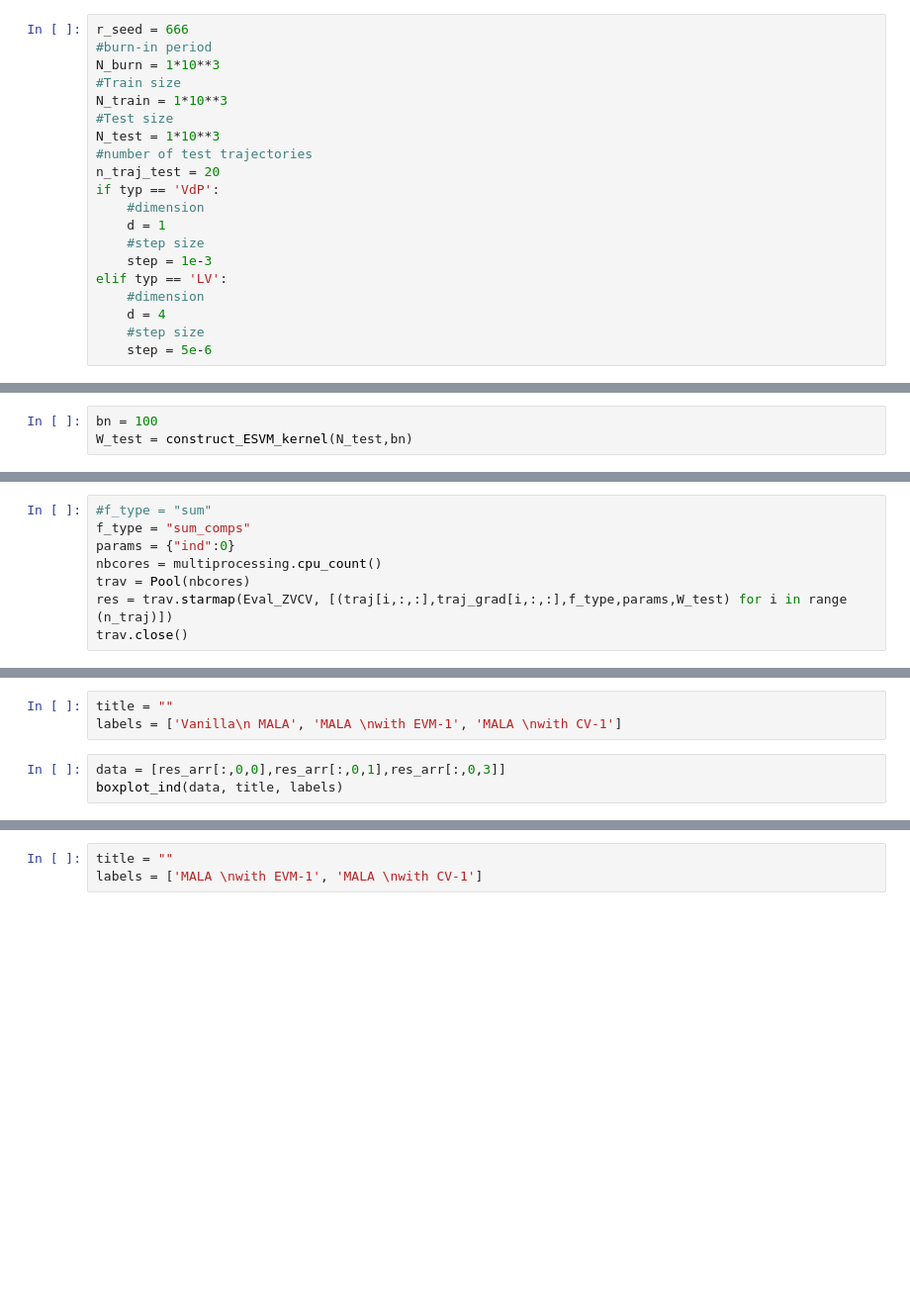
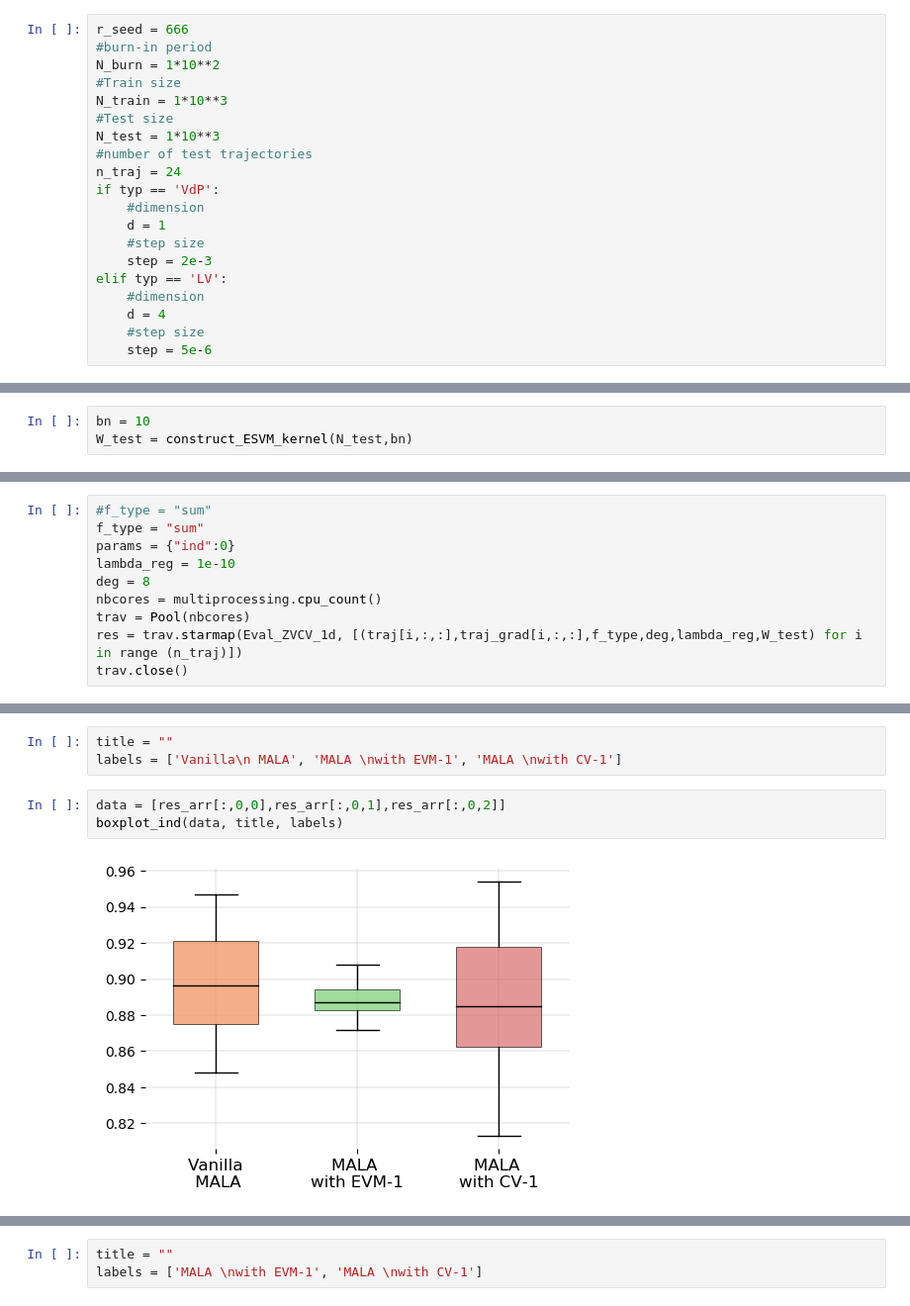
Before and after one commit to svsamsonov/VR-MCMC, a Jupyter notebook: Code/ODE_CV.ipynb, the cells around one changed output, grey strips where cells are left out. Shown at 99% size. Saved outputs shown, nothing was run; the diff lists cells and outputs as text; blank space fills up the shorter version.

```diff
--- a/Code/ODE_CV.ipynb
+++ b/Code/ODE_CV.ipynb
@@ -59,18 +59,18 @@ Sampling (currently with MALA)
 # %%
 r_seed = 666
 #burn-in period
-N_burn = 1*10**3
+N_burn = 1*10**2
 #Train size
 N_train = 1*10**3
 #Test size
 N_test = 1*10**3
 #number of test trajectories
-n_traj_test = 20
+n_traj = 24
 if typ == 'VdP':
     #dimension
     d = 1
     #step size
-    step = 1e-3
+    step = 2e-3
 elif typ == 'LV':
     #dimension
     d = 4
@@ -155,5 +140,5 @@ accepted =  898
 # %% [markdown]
 ### Apply control variates
 # %%
-bn = 100
+bn = 10
 W_test = construct_ESVM_kernel(N_test,bn)
@@ -160,9 +200,11 @@ W_test = construct_ESVM_kernel(N_test,bn)
 # %%
 #f_type = "sum"
-f_type = "sum_comps"
+f_type = "sum"
 params = {"ind":0}
+lambda_reg = 1e-10
+deg = 8
 nbcores = multiprocessing.cpu_count()
 trav = Pool(nbcores)
-res = trav.starmap(Eval_ZVCV, [(traj[i,:,:],traj_grad[i,:,:],f_type,params,W_test) for i in range (n_traj)])
+res = trav.starmap(Eval_ZVCV_1d, [(traj[i,:,:],traj_grad[i,:,:],f_type,deg,lambda_reg,W_test) for i in range (n_traj)])
 trav.close()
 # %% [output]
@@ -187,5 +289,7 @@ print("CV-2:",np.mean(res_arr[:,1,0]/res_arr[:,1,4]))
 title = ""
 labels = ['Vanilla\n MALA', 'MALA \nwith EVM-1', 'MALA \nwith CV-1']
 # %%
-data = [res_arr[:,0,0],res_arr[:,0,1],res_arr[:,0,3]]
+data = [res_arr[:,0,0],res_arr[:,0,1],res_arr[:,0,2]]
 boxplot_ind(data, title, labels)
+# %% [output]
+[figure, added]
```
Also changed, not shown: parts of 13 cells of this notebook, 10 other files.
